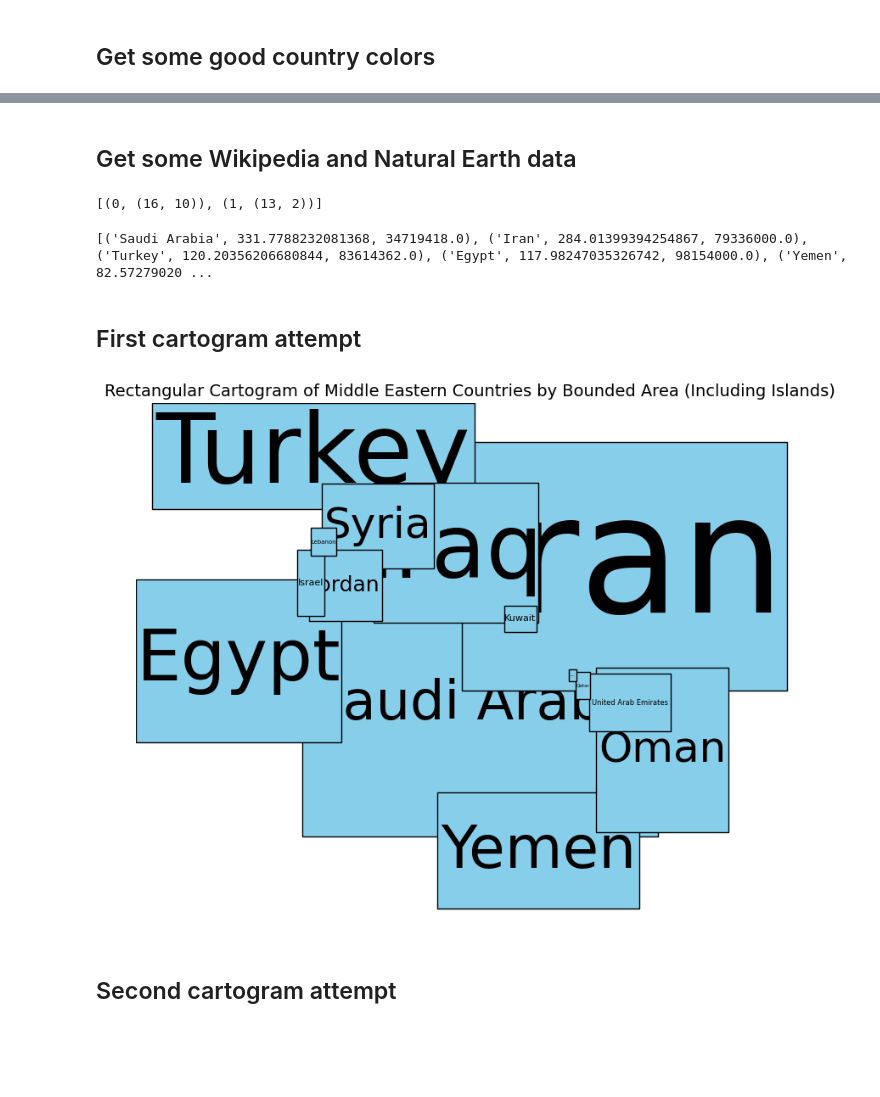
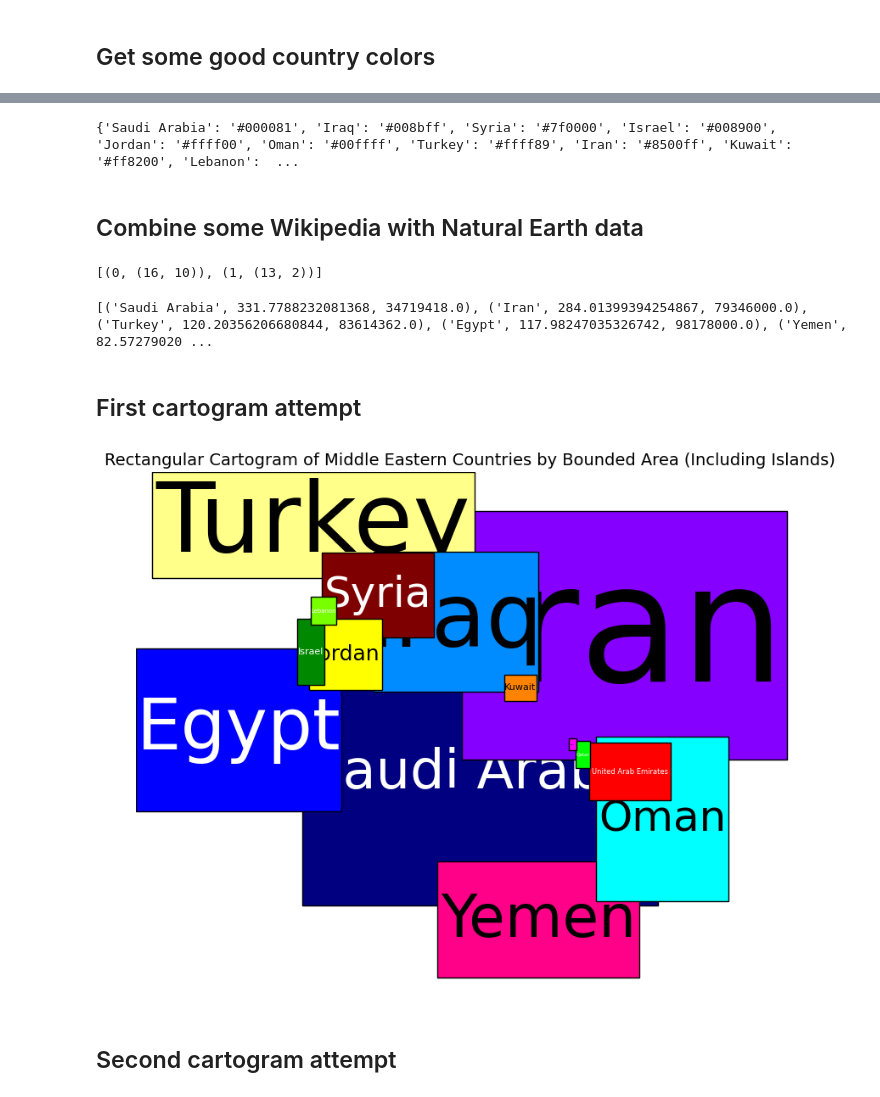
Before and after one commit to dbabbitt/StatsByCountry, a Jupyter notebook: rectangular_cartograms/Rectangular Cartogram of Middle Eastern Countries by Population.ipynb, the cells around one changed output, grey strips where cells are left out. Drawn from its saved outputs; the diff is of its cells as text; code cells hidden in the pictures; blank space fills up the shorter version.

Commit message:
Worked on Polygons for Rectangular Cartogram

```diff
--- a/rectangular_cartograms/Rectangular Cartogram of Middle Eastern Countries by Population.ipynb
+++ b/rectangular_cartograms/Rectangular Cartogram of Middle Eastern Countries by Population.ipynb
@@ -234,0 +102,16 @@ hex_color_dict
+# %%
+
+# Get the geometry of each country in a dictionary
+geometry_dict = {}
+
+# Move the ocean to the front of this list eventually
+country_names = sorted(fontsize_dict.keys())
+
+# For each country, get the coordinates of the grid it intersects with
+mask_series = countries_df.NAME_EN.isin(country_names)
+for (country_name, geometry), df in countries_df[mask_series].groupby(['NAME_EN', 'geometry']):
+
+    # Get the largest polygon
+    geometry = nu.get_largest_polygon(geometry)
+
+    geometry_dict[country_name] = geometry
@@ -235,6 +190,21 @@ hex_color_dict
+# %%
+
+# Remove the spread point closest to each node color in turn until you run out of spread points
+hex_color_dict = {}
+locations_list = [tuple(color) for color in spread_points[1:]]
+for country_name, node_color in node_labels_colors:
+    nearest_neighbor = nu.get_nearest_neighbor(node_color, locations_list)
+    rgb = locations_list.pop(locations_list.index(nearest_neighbor))
+    hex_color_dict[country_name] = "#{:02x}{:02x}{:02x}".format(int(rgb[0] * 255), int(rgb[1] * 255), int(rgb[2] * 255))
+
+# Create a separate hex color dictionary for use in the cartogram
+hex_color_dict['Ocean'] = '#87ceeb'
+hex_color_dict
+# %% [output]
+{'Saudi Arabia': '#000081', 'Iraq': '#008bff', 'Syria': '#7f0000', 'Israel': '#008900', 'Jordan': '#ffff00', 'Oman': '#00ffff', 'Turkey': '#ffff89', 'Iran': '#8500ff', 'Kuwait': '#ff8200', 'Lebanon':  ...
 # %% [markdown]
 
-## Get some Wikipedia and Natural Earth data
+## Combine some Wikipedia with Natural Earth data
 # %%
 
 # Retrieve tables from Wikipedia as a list of data frames
@@ -268,7 +230,6 @@ countries_df['official_population'] = countries_df.NAME_EN.map(lambda x: populat
 # %%
 
 # Get a tupled list of (convex) country boundary areas
-country_names = sorted(fontsize_dict.keys())
 mask_series = countries_df.NAME_EN.isin(country_names)
 country_areas = []
 for (country_name, geometry, official_population), df in countries_df[mask_series].groupby(['NAME_EN', 'geometry', 'official_population']):
@@ -292,7 +253,7 @@ for (country_name, geometry, official_population), df in countries_df[mask_serie
 country_areas = sorted(country_areas, key=lambda x: x[1], reverse=True)
 country_areas
 # %% [output]
-[('Saudi Arabia', 331.7788232081368, 34719418.0), ('Iran', 284.01399394254867, 79336000.0), ('Turkey', 120.20356206680844, 83614362.0), ('Egypt', 117.98247035326742, 98154000.0), ('Yemen', 82.57279020 ...
+[('Saudi Arabia', 331.7788232081368, 34719418.0), ('Iran', 284.01399394254867, 79346000.0), ('Turkey', 120.20356206680844, 83614362.0), ('Egypt', 117.98247035326742, 98178000.0), ('Yemen', 82.57279020 ...
 # %% [markdown]
 
 ## First cartogram attempt
@@ -300,6 +261,7 @@ country_areas
 
 # Create a rectangular cartogram of middle eastern countries by bounded area (including islands)
 import matplotlib.patches as patches
+import webcolors
 
 # Create the cartogram
 fig, ax = plt.subplots(figsize=(12, 8))
@@ -325,41 +287,47 @@ for (country_name, country_area, official_population) in country_areas:
         height = maxy - miny
 
         # Add rectangle with current zorder
+        facecolor = hex_color_dict[country_name]
         rect = patches.Rectangle(
             lower_left_corner, width, height,
             edgecolor="black",
-            facecolor="skyblue",
+            facecolor=facecolor,
             zorder=base_zorder,  # Current zorder for rectangle
         )
         ax.add_patch(rect)
 
         # Add country name with higher zorder than the rectangle
+        rgb_tuple = tuple(webcolors.hex_to_rgb(facecolor))
         ax.text(
             minx + width / 2, miny + height / 2, country_name,
             alpha=1.0,
+            color=nu.get_text_color(
+                bar_color_rgb=rgb_tuple,
+                readable_colors=['black', '#080808', 'white']
+            ),
             fontsize=fontsize_dict[country_name],
             ha="center",
             va="center",
             zorder=base_zorder + 1,  # Higher than the current rectangle
         )
 
         # Increment base zorder for the next rectangle
         base_zorder += 1
 
 # Adjust plot limits
 mask_series = countries_df.NAME_EN.isin(country_names)
 xlim_minx = countries_df[mask_series].geometry.map(lambda g: g.bounds[0]).min()
 xlim_maxx = countries_df[mask_series].geometry.map(lambda g: g.bounds[2]).max()
 ax.set_xlim(xlim_minx, xlim_maxx+1)
 ylim_miny = countries_df[mask_series].geometry.map(lambda g: g.bounds[1]).min()
 ylim_maxy = countries_df[mask_series].geometry.map(lambda g: g.bounds[3]).max()
 ax.set_ylim(ylim_miny-1, ylim_maxy)
 ax.set_aspect("equal")
 plt.title("Rectangular Cartogram of Middle Eastern Countries by Bounded Area (Including Islands)", fontsize=14)
 plt.axis("off")
 plt.show()
 # %% [output]
-[figure, old version]
+[figure, new version]
 # %% [markdown]
 
 ## Second cartogram attempt
```
Also changed, not shown: parts of 59 cells of this notebook, 7 other files.
